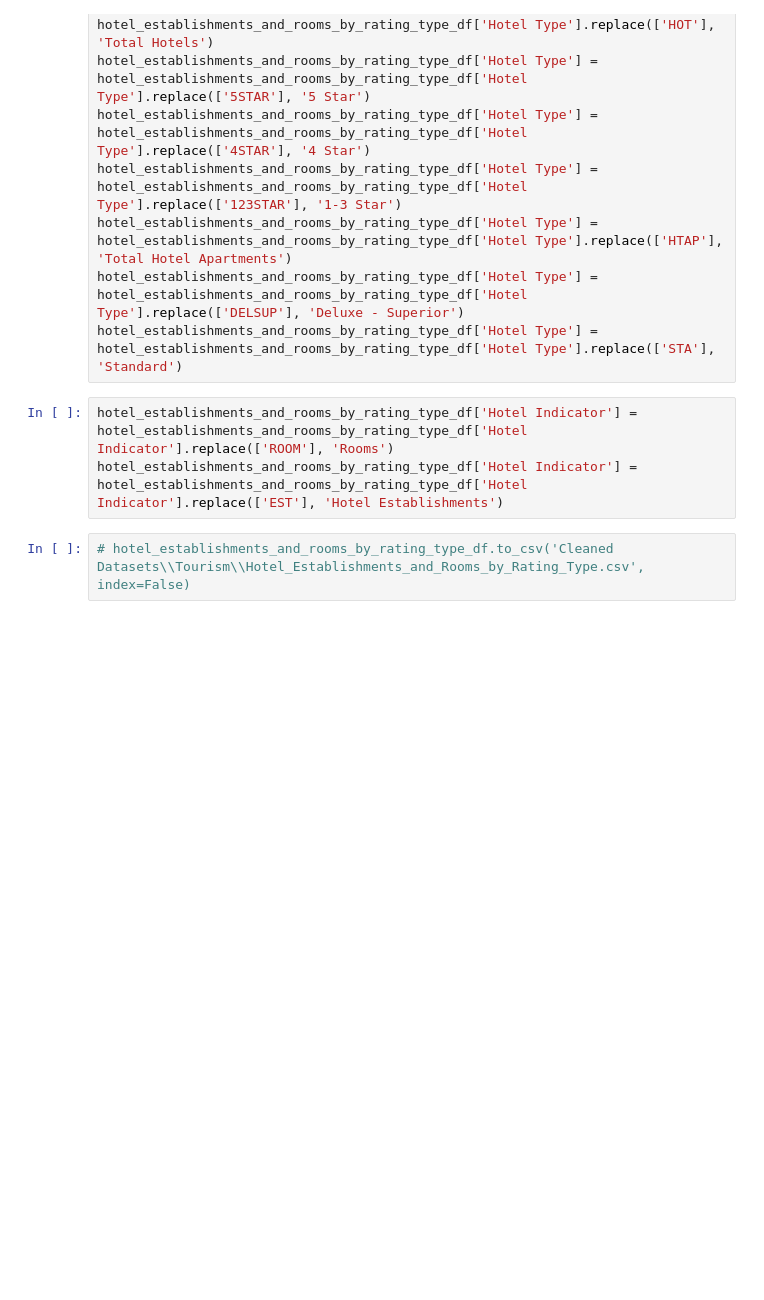
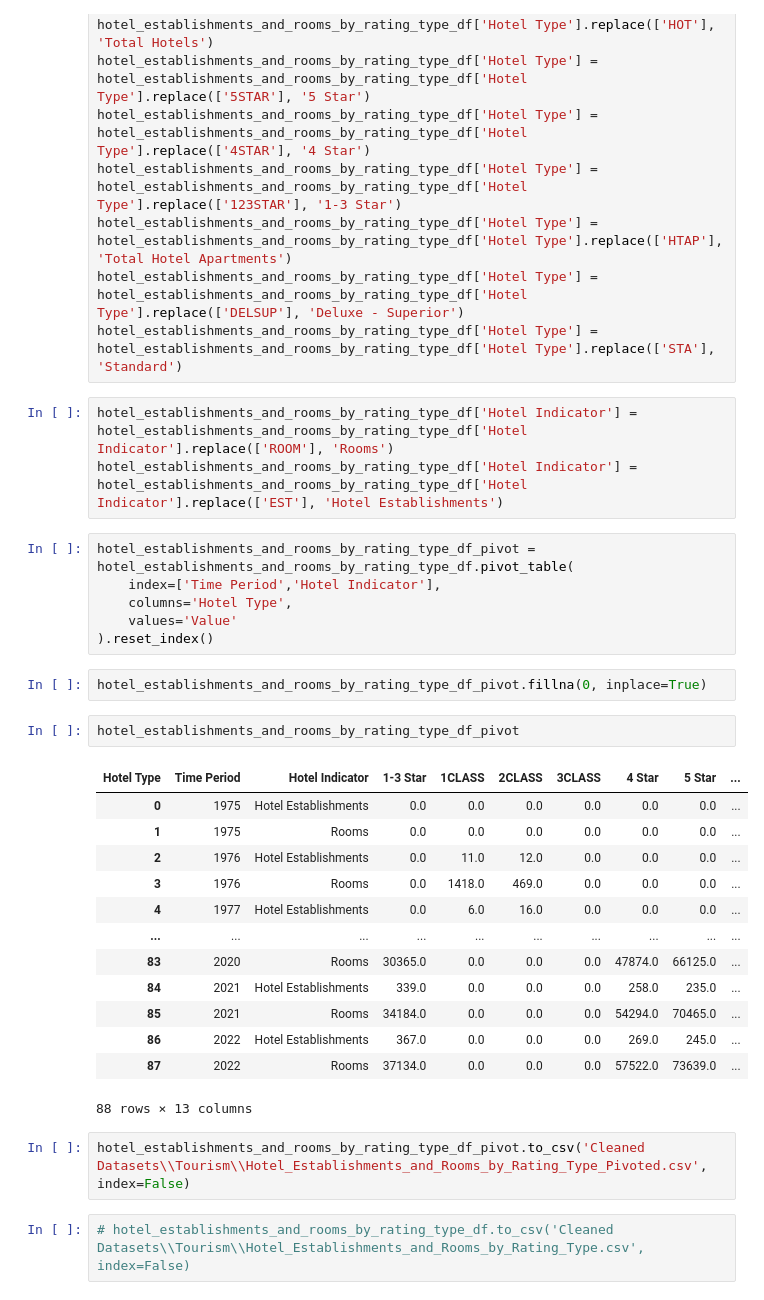
Before and after one commit to codyy6/Ocean-Dubai-House-Rental-and-Sales-Prediction, a Jupyter notebook: Tourism.ipynb, the cells around one changed output. Cells and saved outputs as stored; diff of their text form; blank space fills up the shorter version.

Commit message:
feat: added new datasets which are pivoted

```diff
--- a/Tourism.ipynb
+++ b/Tourism.ipynb
@@ -281,6 +305,32 @@ hotel_establishments_and_rooms_by_rating_type_df['Hotel Type'] = hotel_establish
 # %%
 hotel_establishments_and_rooms_by_rating_type_df['Hotel Indicator'] = hotel_establishments_and_rooms_by_rating_type_df['Hotel Indicator'].replace(['ROOM'], 'Rooms')
 hotel_establishments_and_rooms_by_rating_type_df['Hotel Indicator'] = hotel_establishments_and_rooms_by_rating_type_df['Hotel Indicator'].replace(['EST'], 'Hotel Establishments')
+# %%
+hotel_establishments_and_rooms_by_rating_type_df_pivot = hotel_establishments_and_rooms_by_rating_type_df.pivot_table(
+    index=['Time Period','Hotel Indicator'],
+    columns='Hotel Type',
+    values='Value'
+).reset_index()
+# %%
+hotel_establishments_and_rooms_by_rating_type_df_pivot.fillna(0, inplace=True)
+# %%
+hotel_establishments_and_rooms_by_rating_type_df_pivot
+# %% [output]
+| Hotel Type | Time Period | Hotel Indicator | 1-3 Star | 1CLASS | 2CLASS | 3CLASS | 4 Star | 5 Star | ... |
+| 0 | 1975 | Hotel Establishments | 0.0 | 0.0 | 0.0 | 0.0 | 0.0 | 0.0 | ... |
+| 1 | 1975 | Rooms | 0.0 | 0.0 | 0.0 | 0.0 | 0.0 | 0.0 | ... |
+| 2 | 1976 | Hotel Establishments | 0.0 | 11.0 | 12.0 | 0.0 | 0.0 | 0.0 | ... |
+| 3 | 1976 | Rooms | 0.0 | 1418.0 | 469.0 | 0.0 | 0.0 | 0.0 | ... |
+| 4 | 1977 | Hotel Establishments | 0.0 | 6.0 | 16.0 | 0.0 | 0.0 | 0.0 | ... |
+| ... | ... | ... | ... | ... | ... | ... | ... | ... | ... |
+| 83 | 2020 | Rooms | 30365.0 | 0.0 | 0.0 | 0.0 | 47874.0 | 66125.0 | ... |
+| 84 | 2021 | Hotel Establishments | 339.0 | 0.0 | 0.0 | 0.0 | 258.0 | 235.0 | ... |
+| 85 | 2021 | Rooms | 34184.0 | 0.0 | 0.0 | 0.0 | 54294.0 | 70465.0 | ... |
+| 86 | 2022 | Hotel Establishments | 367.0 | 0.0 | 0.0 | 0.0 | 269.0 | 245.0 | ... |
+| 87 | 2022 | Rooms | 37134.0 | 0.0 | 0.0 | 0.0 | 57522.0 | 73639.0 | ... |
+88 rows × 13 columns
+# %%
+hotel_establishments_and_rooms_by_rating_type_df_pivot.to_csv('Cleaned Datasets\\Tourism\\Hotel_Establishments_and_Rooms_by_Rating_Type_Pivoted.csv', index=False)
 # %%
 # hotel_establishments_and_rooms_by_rating_type_df.to_csv('Cleaned Datasets\\Tourism\\Hotel_Establishments_and_Rooms_by_Rating_Type.csv', index=False)
 # %% [markdown]
```
Also changed, not shown: parts of 8 cells of this notebook, 2 other files.
